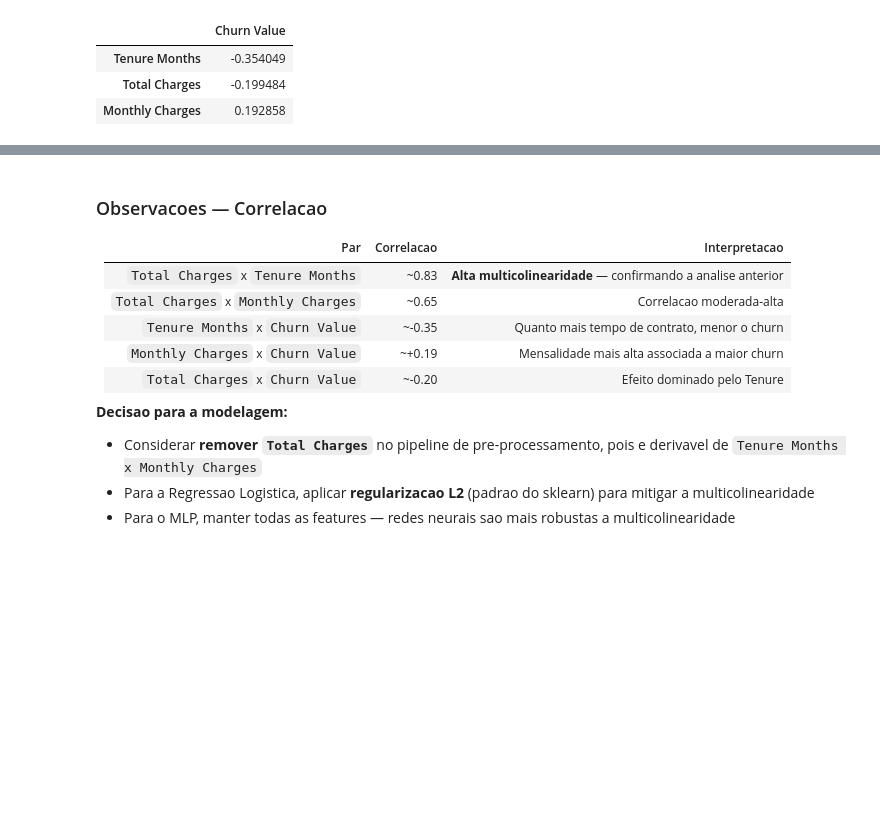
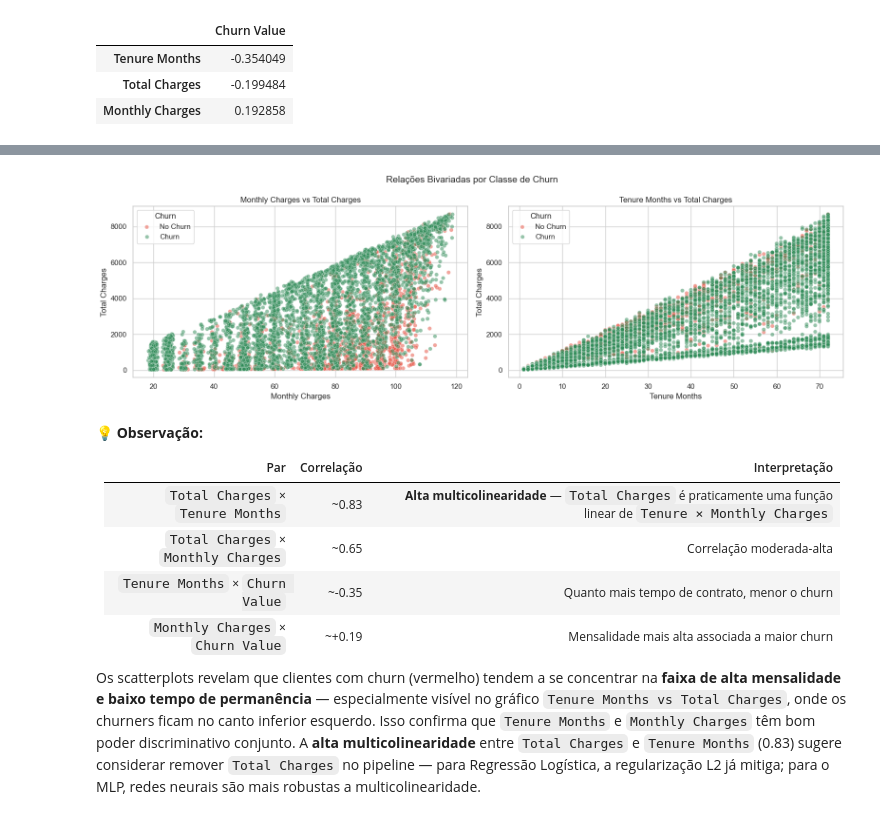
Before and after one commit to eeyamazaki/telco-churn-mlp, a Jupyter notebook: notebooks/01_eda.ipynb, the cells around one changed output, grey strips where cells are left out. Cells and saved outputs as stored; diff of their text form; code cells hidden in the pictures; blank space fills up the shorter version.

```diff
--- a/notebooks/01_eda.ipynb
+++ b/notebooks/01_eda.ipynb
@@ -507,15 +545,47 @@ Correlação com Churn Value:
+# %%
+palette_churn = {0: "#2E8B57", 1: "#E74C3C"}
+
+fig, axes = plt.subplots(1, 2, figsize=(16, 5))
+fig.suptitle("Relações Bivariadas por Classe de Churn", fontsize=14)
+
+# --- Gráfico 1: Monthly Charges vs Total Charges ---
+sns.scatterplot(
+    data=df,
+    x="Monthly Charges",
+    y="Total Charges",
+    hue="Churn Value",
+    palette=palette_churn,
+    alpha=0.5,
+    ax=axes[0],
+)
+axes[0].set_title("Monthly Charges vs Total Charges")
+axes[0].legend(title="Churn", labels=["No Churn", "Churn"])
+
+# --- Gráfico 2: Tenure Months vs Total Charges ---
+sns.scatterplot(
+    data=df,
+    x="Tenure Months",
+    y="Total Charges",
+    hue="Churn Value",
+    palette=palette_churn,
+    alpha=0.5,
+    ax=axes[1],
+)
+axes[1].set_title("Tenure Months vs Total Charges")
+axes[1].legend(title="Churn", labels=["No Churn", "Churn"])
+
+plt.tight_layout()
+plt.show()
+# %% [output]
+[figure, added]
 # %% [markdown]
-### Observacoes — Correlacao
+💡 **Observação:**
 
-| Par | Correlacao | Interpretacao |
+| Par | Correlação | Interpretação |
 |-----|-----------|---------------|
-| `Total Charges` x `Tenure Months` | ~0.83 | **Alta multicolinearidade** — confirmando a analise anterior |
-| `Total Charges` x `Monthly Charges` | ~0.65 | Correlacao moderada-alta |
-| `Tenure Months` x `Churn Value` | ~-0.35 | Quanto mais tempo de contrato, menor o churn |
-| `Monthly Charges` x `Churn Value` | ~+0.19 | Mensalidade mais alta associada a maior churn |
-| `Total Charges` x `Churn Value` | ~-0.20 | Efeito dominado pelo Tenure |
+| `Total Charges` × `Tenure Months` | ~0.83 | **Alta multicolinearidade** — `Total Charges` é praticamente uma função linear de `Tenure × Monthly Charges` |
+| `Total Charges` × `Monthly Charges` | ~0.65 | Correlação moderada-alta |
+| `Tenure Months` × `Churn Value` | ~-0.35 | Quanto mais tempo de contrato, menor o churn |
+| `Monthly Charges` × `Churn Value` | ~+0.19 | Mensalidade mais alta associada a maior churn |
 
-**Decisao para a modelagem:**
-- Considerar **remover `Total Charges`** no pipeline de pre-processamento, pois e derivavel de `Tenure Months x Monthly Charges`
-- Para a Regressao Logistica, aplicar **regularizacao L2** (padrao do sklearn) para mitigar a multicolinearidade
-- Para o MLP, manter todas as features — redes neurais sao mais robustas a multicolinearidade
+Os scatterplots revelam que clientes com churn (vermelho) tendem a se concentrar na **faixa de alta mensalidade e baixo tempo de permanência** — especialmente visível no gráfico `Tenure Months vs Total Charges`, onde os churners ficam no canto inferior esquerdo. Isso confirma que `Tenure Months` e `Monthly Charges` têm bom poder discriminativo conjunto. A **alta multicolinearidade** entre `Total Charges` e `Tenure Months` (0.83) sugere considerar remover `Total Charges` no pipeline — para Regressão Logística, a regularização L2 já mitiga; para o MLP, redes neurais são mais robustas a multicolinearidade.
```
Also changed, not shown: parts of 26 cells of this notebook, 3 other files.
